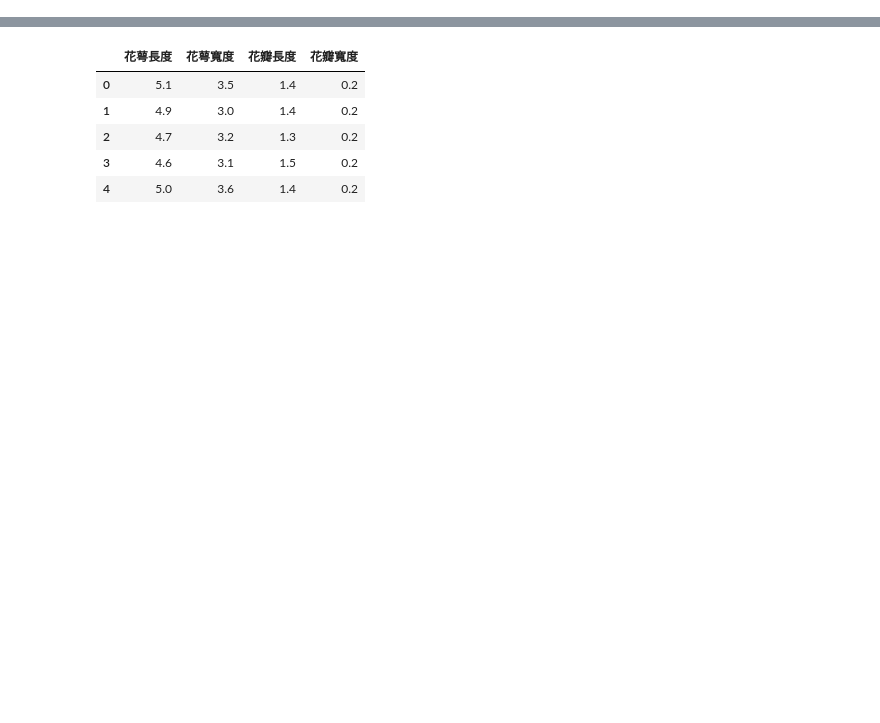
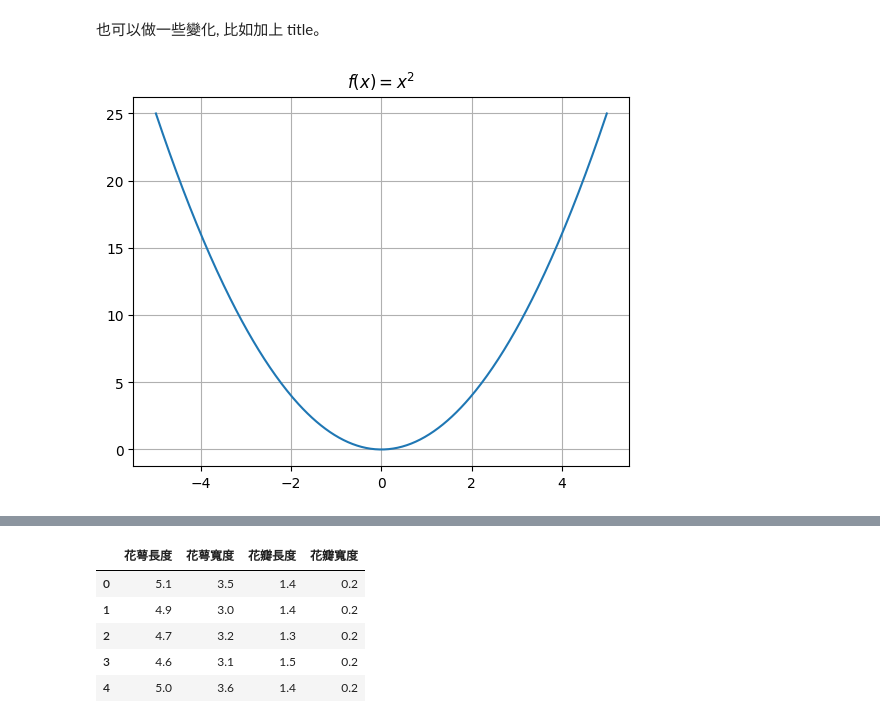
Before and after one commit to yenlung/AI-Demo, a Jupyter notebook: 用AI協作的Python機器學習.ipynb, the cells around one changed output, grey strips where cells are left out. Saved outputs shown, nothing was run; the diff lists cells and outputs as text; code cells hidden in the pictures; blank space fills up the shorter version.

```diff
--- a/用AI協作的Python機器學習.ipynb
+++ b/用AI協作的Python機器學習.ipynb
@@ -10,0 +29,8 @@ import matplotlib.pyplot as plt
+# %% [markdown]
+也可以做一些變化, 比如加上 title。
+# %%
+plt.plot(x, y)
+plt.title('$f(x) = x^2$')
+plt.grid(True)
+# %% [output]
+[figure, added]
```
Also changed, not shown: parts of 80 cells of this notebook.
